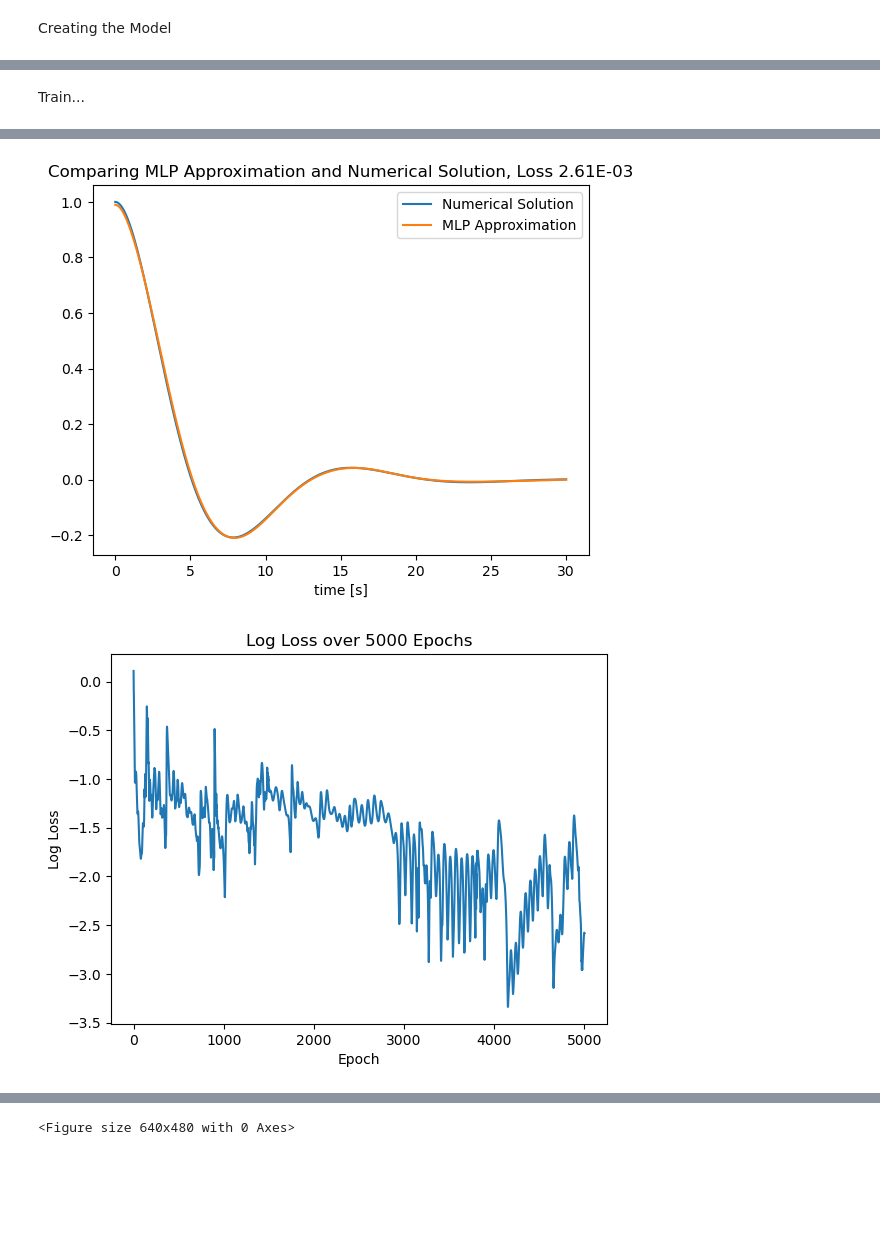
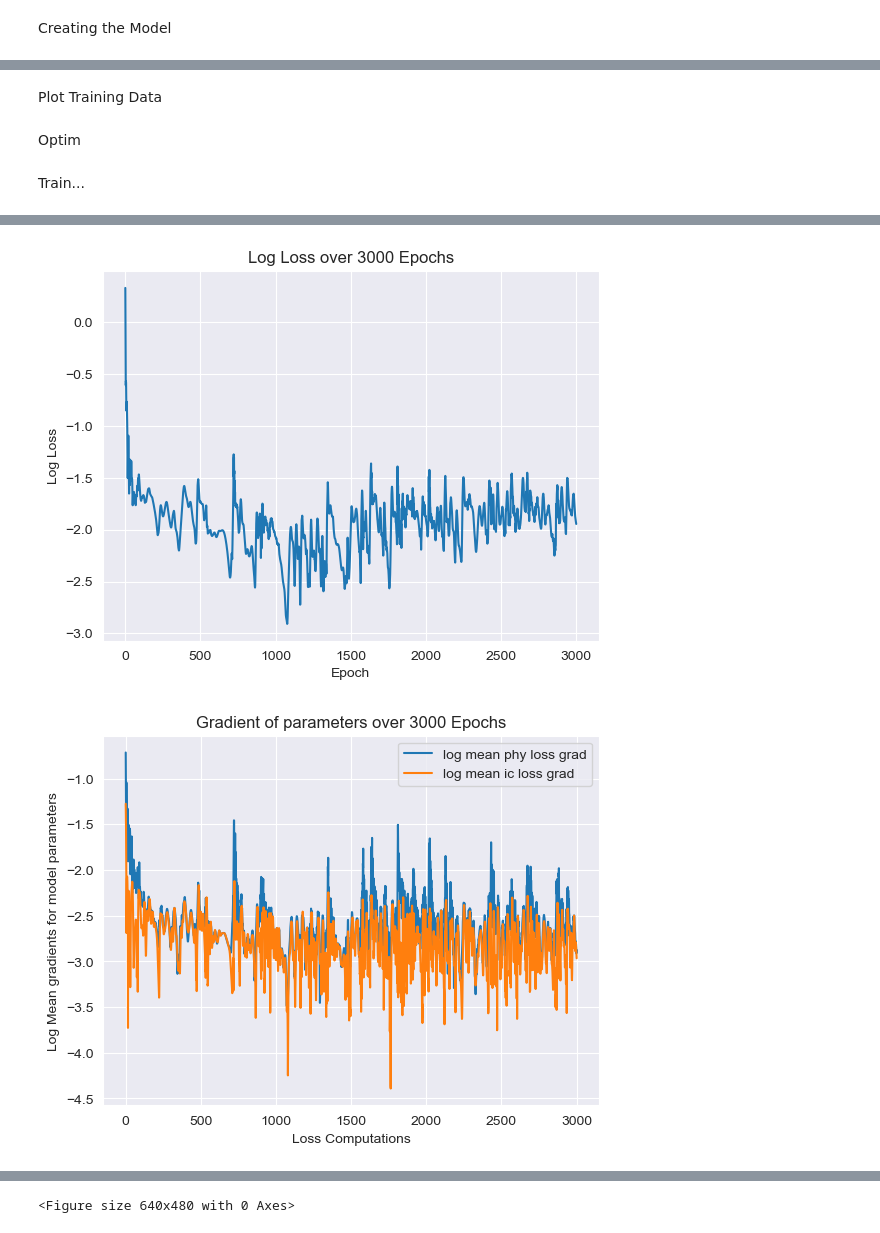
Before and after one commit to RoshenS/PINNs, a Jupyter notebook: PINN temp code.ipynb, the cells around one changed output, grey strips where cells are left out. Cells and saved outputs as stored; diff of their text form; code cells hidden in the pictures; blank space fills up the shorter version.

Commit message:
added some models

```diff
--- a/PINN temp code.ipynb
+++ b/PINN temp code.ipynb
@@ -231,6 +277,9 @@ def loss_fn(model, batch):
     # calculate weighted loss
     ic_loss_weighted = ic_loss*ic_weight
 
+    loss_weighted = ic_loss_weighted + phy_loss
+    loss_absolute = phy_loss + ic_loss
+
     optim.zero_grad()
     ic_loss.backward(retain_graph=True)
     temp = list()
@@ -247,4 +296,4 @@ def loss_fn(model, batch):
             temp.append(torch.reshape(param.grad,(-1,)))
     phy_grads.append(torch.cat(temp))
 
-    return phy_loss + ic_loss_weighted
+    return (loss_weighted, loss_absolute)
@@ -253 +302,15 @@ Comparing plots of MLP approximation against numerical solution.
+# %%
+best_model = {'epoch':-1}
+
+def checkpoint(best_model):
+    if (best_model['epoch'] == -1) or (prev_loss[-1] < best_model['loss']):
+        best_model = {
+            'epoch': epoch,
+            'model_state_dict': copy.deepcopy(copy.deepcopy(model.state_dict())),
+            'optimizer_state_dict': copy.deepcopy(copy.deepcopy(optim.state_dict())),
+            'loss': prev_loss[-1],
+                    }
+    return best_model
+# %% [markdown]
+Plot Training Data
 # %%
@@ -304,33 +330,37 @@ def plot_comp():
     plt.legend()
     plt.show()
     plt.clf()
+# %% [markdown]
+Optim
+# %%
+# choose optimizer
+optim = Adam(model.parameters())
+
+w_update = 1
+def closure():
+    loss_weighted, loss_absolute = loss_fn(model, train)
+    optim.zero_grad()
+    loss_weighted.backward()
+    prev_loss.append(loss_absolute.item())
+    return loss_weighted
 # %% [markdown]
 Train...
 # %%
-# choose optimizer
-optim = Adam(model.parameters())
-
-def closure():
-    loss = loss_fn(model, train)
-    optim.zero_grad()
-    loss.backward()
-    prev_loss.append(loss.item())
-    return loss
-
 # train
-w_update = 30
-n_epochs = 1001
+n_epochs = 3001
 prev_loss = list()
 
 for epoch in range(n_epochs):
 
     optim.step(closure)
+    best_model = checkpoint(best_model)
 
     #if not (epoch%w_update):
     #    ic_weight = weight_update(w_update)
 
-    if not (epoch%500):
+    if not (epoch%250):
         print(f'Finished epoch {epoch}, latest loss {prev_loss[-1]:.2E}')
 
+plot_train()
 plot_comp()
 # %% [output]
@@ -348,2 +380,2 @@ Finished epoch 5000, latest loss 2.61E-03
-[figure, old version]
+[figure, new version]
-[figure, old version]
+[figure, new version]
```
Also changed, not shown: parts of 15 cells of this notebook, 3 other files.
